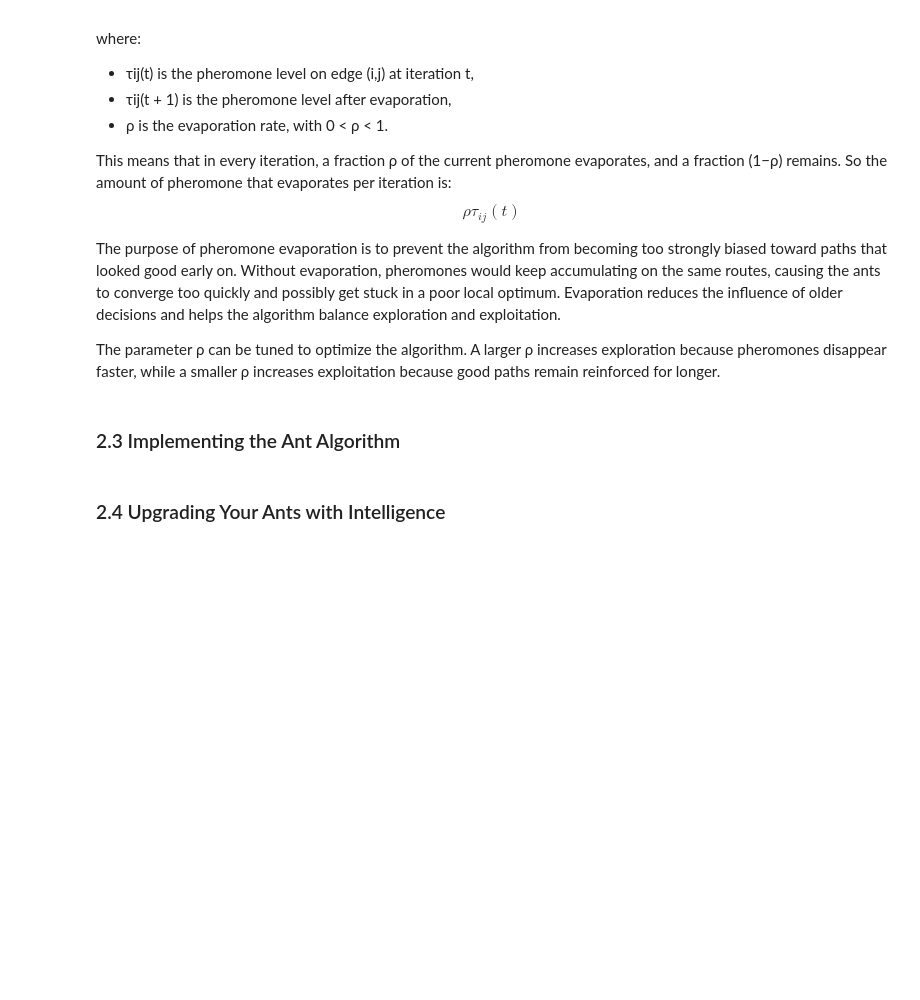
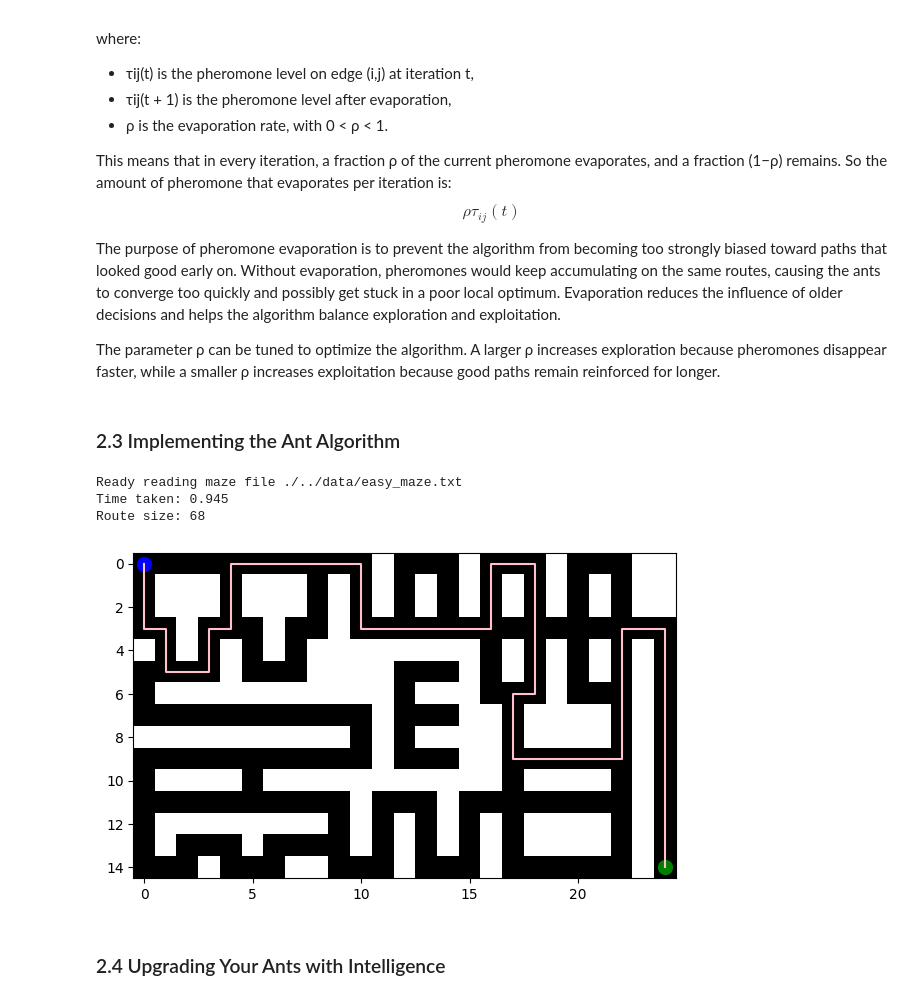
Before and after one commit to 0Chewbaca/assignment-2-aco-ga, a Jupyter notebook: src/Main.ipynb, the cells around one changed output. Cells and saved outputs as stored; diff of their text form; code cells hidden in the pictures; blank space fills up the shorter version.

```diff
--- a/src/Main.ipynb
+++ b/src/Main.ipynb
@@ -773,24 +775,30 @@ class AntColonyOptimization:
         return best_route
 # %%
 # Please keep your parameters for the ACO easily changeable here
-gen = 1
-no_gen = 1
+gen = 5
+no_gen = 5
 q = 1600
 evap = 0.1
 
 # Construct the optimization objects
-maze = Maze.create_maze("./../data/hard_maze.txt")
-spec = PathSpecification.read_coordinates("./../data/hard_coordinates.txt")
+maze = Maze.create_maze("./../data/easy_maze.txt")
+spec = PathSpecification.read_coordinates("./../data/easy_coordinates.txt")
 aco = AntColonyOptimization(maze, gen, no_gen, q, evap)
 
 start_time = int(round(time.time() * 1000))
 shortest_route = aco.find_shortest_route(spec)
 
 print("Time taken: " + str((int(round(time.time() * 1000)) - start_time) / 1000.0))
 print("Route size: " + str(shortest_route.size()))
 
-os.makedirs("./../output", exist_ok=True)
-shortest_route.write_to_file("./../output/hard_solution.txt")
+shortest_route.write_to_file("./../data/easy_solution.txt")
+
+Visualizer.visualize_individual_path(maze, shortest_route, spec)
+# %% [output]
+Ready reading maze file ./../data/easy_maze.txt
+Time taken: 0.945
+Route size: 68
+[figure, added]
 # %% [markdown]
 ### 2.4 Upgrading Your Ants with Intelligence
 # %%
```
Also changed, not shown: parts of 6 cells of this notebook.
